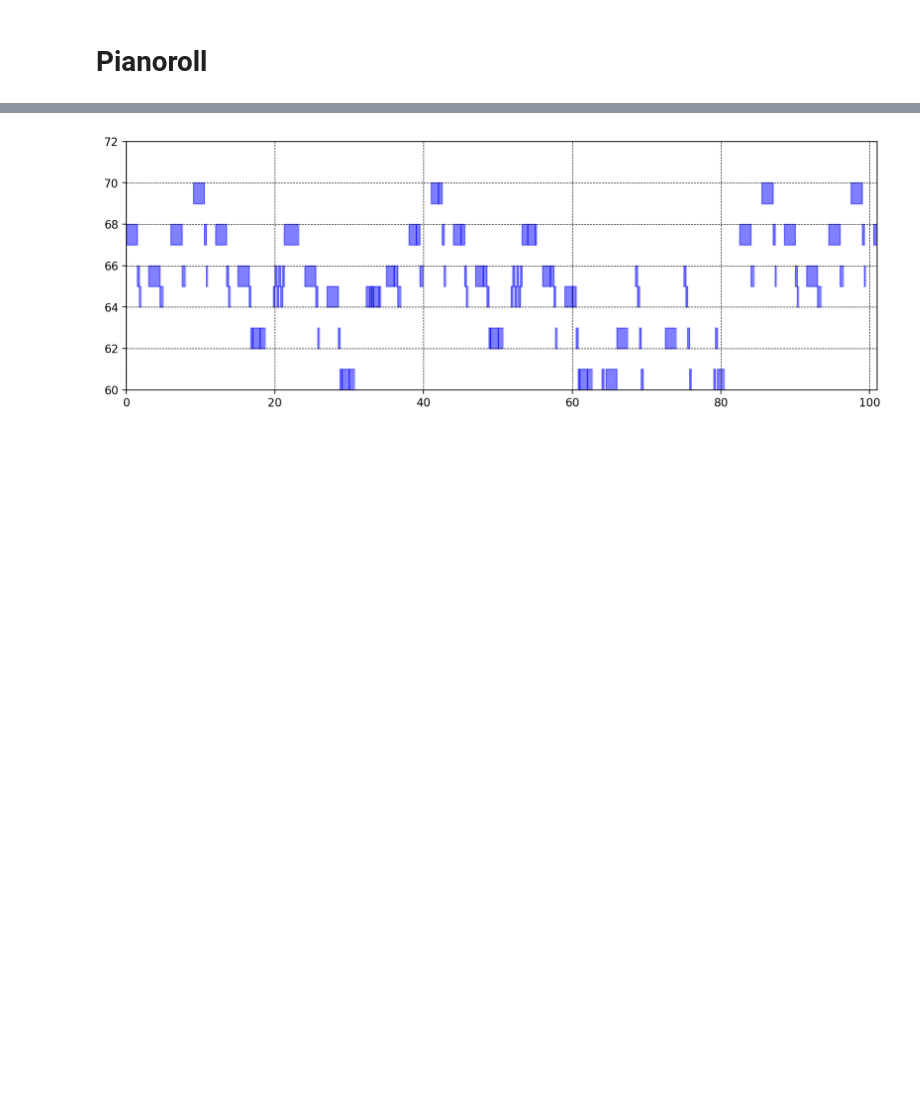
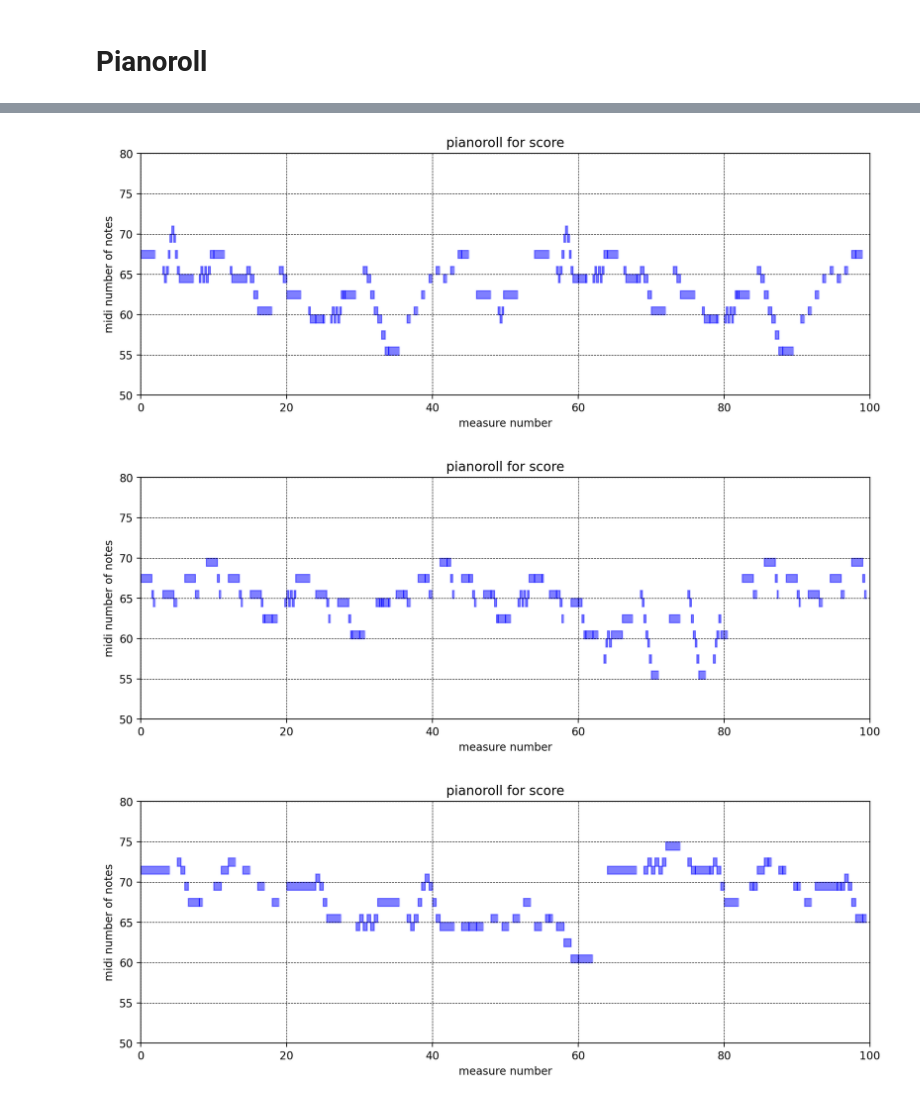
Before and after one commit to abhishekneerr/AMPLab, a Jupyter notebook: ethnonmusicology/cleaned_nawab_melodic_similarity.ipynb, the cells around one changed output, grey strips where cells are left out. Cells and saved outputs as stored; diff of their text form; code cells hidden in the pictures; blank space fills up the shorter version.

```diff
--- a/ethnonmusicology/cleaned_nawab_melodic_similarity.ipynb
+++ b/ethnonmusicology/cleaned_nawab_melodic_similarity.ipynb
@@ -336,38 +332,14 @@ plt.show()
-# %%
-# pianoroll matplotlib
-
-score = converter.parse('Btayhi_Istihlal.mxl')
-stream = score.parts[0].measures(0, 100)
-
-notes = []
-for element in stream.flat.notesAndRests:
-    if isinstance(element, note.Note):
-        pitch = element.pitch.midi
-        start = element.offset
-        duration = element.duration.quarterLength
-        notes.append((pitch, start, duration))
-    elif isinstance(element, note.Rest):
-        start = element.offset
-        duration = element.duration.quarterLength
-        notes.append(('rest', start, duration))
-
-fig = plt.figure(figsize=(12, 4))
-ax = fig.add_subplot(111)
-ax.set_xlim(0, len(stream))
-ax.set_ylim(60, 72)
-note_color = 'blue'  # blue
-rest_color = 'white'  # red
-
-for note in notes:
-    if note[0] == 'rest':
-        rect = plt.Rectangle((note[1], 0), note[2],
-                             128, color=rest_color, alpha=0.5)
-    else:
-        rect = plt.Rectangle((note[1], note[0]),
-                             note[2], 1, color=note_color, alpha=0.5)
-    ax.add_patch(rect)
-
-plt.grid(color='black', linestyle='--', linewidth=0.5)
-plt.show()
-# %% [output]
-[figure, removed]
+# %%
+plot_pianoroll(score_title='Btayhi_Isbahan.mxl')
+
+plot_pianoroll(score_title='Btayhi_Istihlal.mxl')
+
+plot_pianoroll(score_title='Btayhi_Maya.mxl')
+
+plot_pianoroll(score_title='Btayhi_Raml_Maya.mxl')
+
+plot_pianoroll(score_title='Btayhi_Rasd_Dayl.mxl')
+# %% [output]
+[figure, added]
+[figure, added]
+[figure, added]
```
Also changed, not shown: parts of 14 cells of this notebook, 33 other files.
